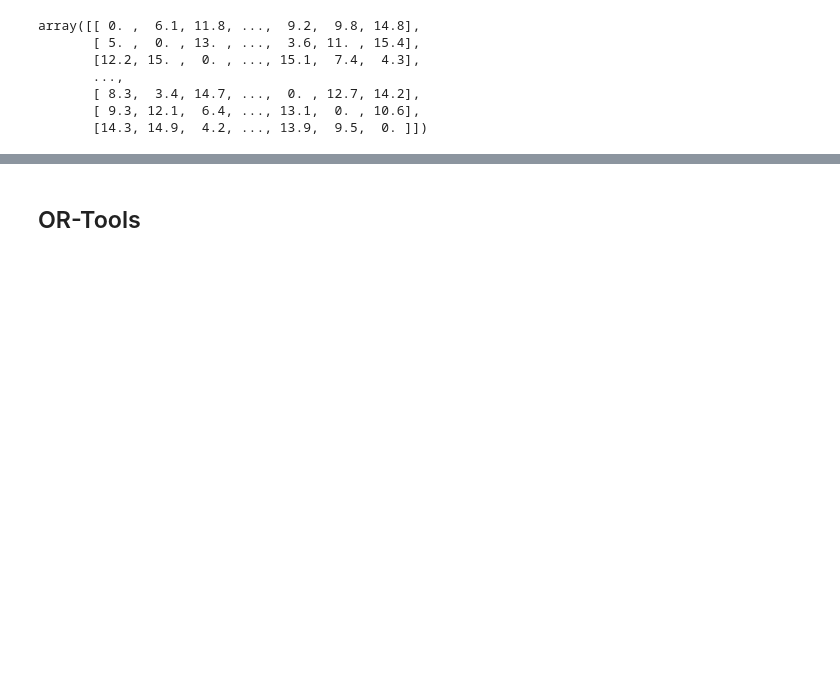
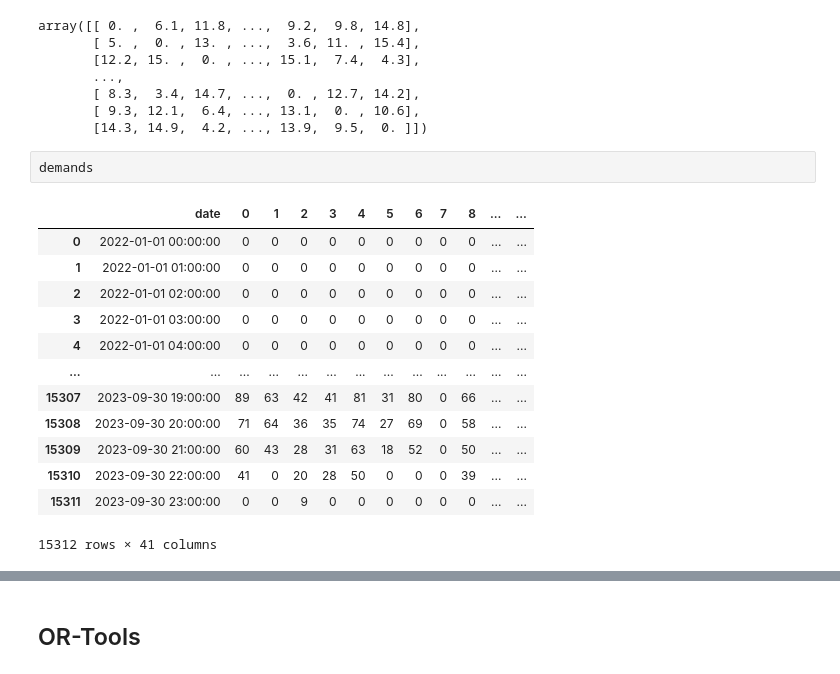
Before and after one commit to danil-zhembrovskii/DRL, a Jupyter notebook: 1_or.ipynb, the cells around one changed output, grey strips where cells are left out. Saved outputs shown, nothing was run; the diff lists cells and outputs as text; blank space fills up the shorter version.

```diff
--- a/1_or.ipynb
+++ b/1_or.ipynb
@@ -92,6 +93,22 @@ array([[ 0. ,  6.1, 11.8, ...,  9.2,  9.8, 14.8],
        [ 8.3,  3.4, 14.7, ...,  0. , 12.7, 14.2],
        [ 9.3, 12.1,  6.4, ..., 13.1,  0. , 10.6],
        [14.3, 14.9,  4.2, ..., 13.9,  9.5,  0. ]])
+# %%
+demands
+# %% [output]
+|  | date | 0 | 1 | 2 | 3 | 4 | 5 | 6 | 7 | 8 | ... | ... |
+| 0 | 2022-01-01 00:00:00 | 0 | 0 | 0 | 0 | 0 | 0 | 0 | 0 | 0 | ... | ... |
+| 1 | 2022-01-01 01:00:00 | 0 | 0 | 0 | 0 | 0 | 0 | 0 | 0 | 0 | ... | ... |
+| 2 | 2022-01-01 02:00:00 | 0 | 0 | 0 | 0 | 0 | 0 | 0 | 0 | 0 | ... | ... |
+| 3 | 2022-01-01 03:00:00 | 0 | 0 | 0 | 0 | 0 | 0 | 0 | 0 | 0 | ... | ... |
+| 4 | 2022-01-01 04:00:00 | 0 | 0 | 0 | 0 | 0 | 0 | 0 | 0 | 0 | ... | ... |
+| ... | ... | ... | ... | ... | ... | ... | ... | ... | ... | ... | ... | ... |
+| 15307 | 2023-09-30 19:00:00 | 89 | 63 | 42 | 41 | 81 | 31 | 80 | 0 | 66 | ... | ... |
+| 15308 | 2023-09-30 20:00:00 | 71 | 64 | 36 | 35 | 74 | 27 | 69 | 0 | 58 | ... | ... |
+| 15309 | 2023-09-30 21:00:00 | 60 | 43 | 28 | 31 | 63 | 18 | 52 | 0 | 50 | ... | ... |
+| 15310 | 2023-09-30 22:00:00 | 41 | 0 | 20 | 28 | 50 | 0 | 0 | 0 | 39 | ... | ... |
+| 15311 | 2023-09-30 23:00:00 | 0 | 0 | 9 | 0 | 0 | 0 | 0 | 0 | 0 | ... | ... |
+15312 rows × 41 columns
 # %%
 import pandas as pd
 
```
Also changed, not shown: parts of 10 cells of this notebook, 1 other file.
